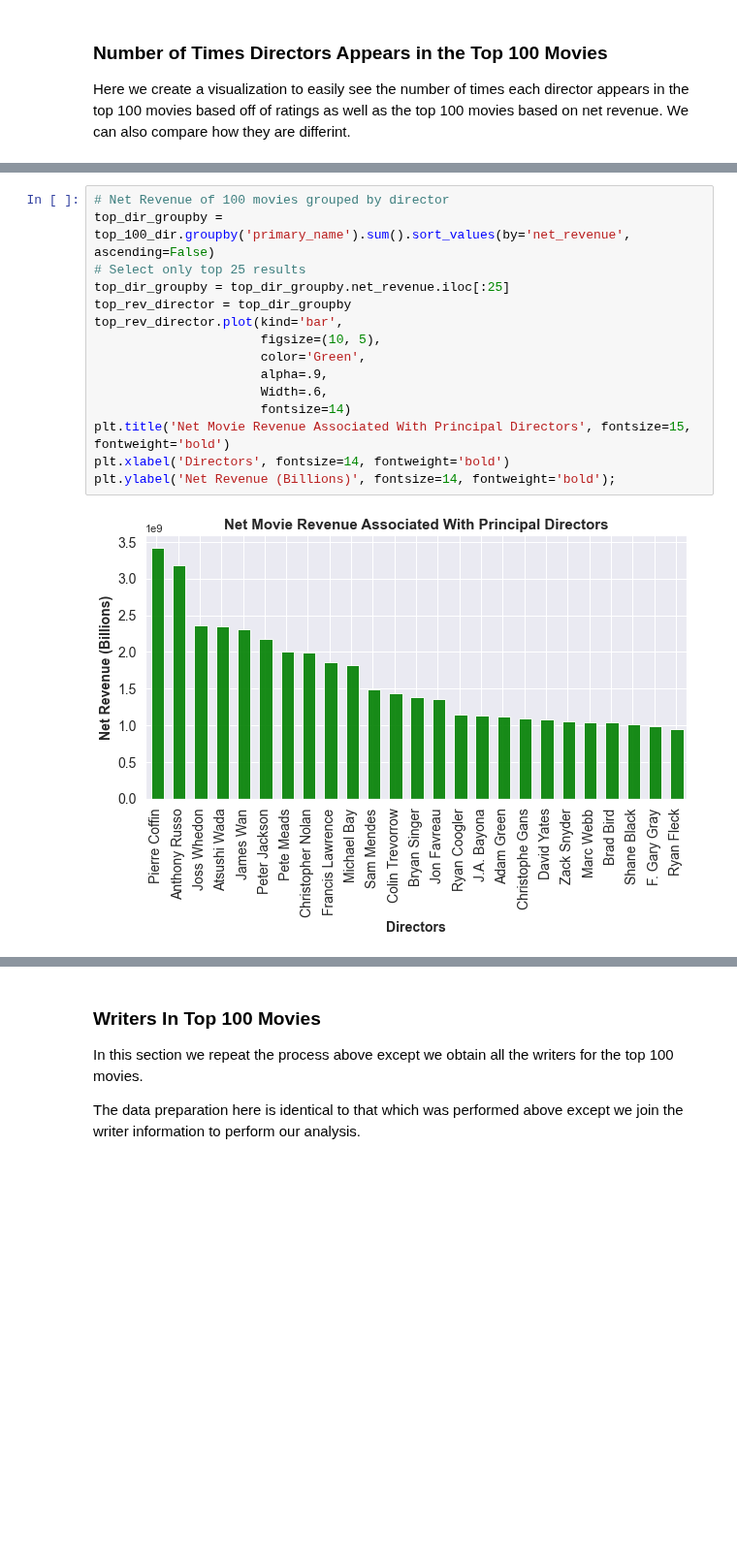
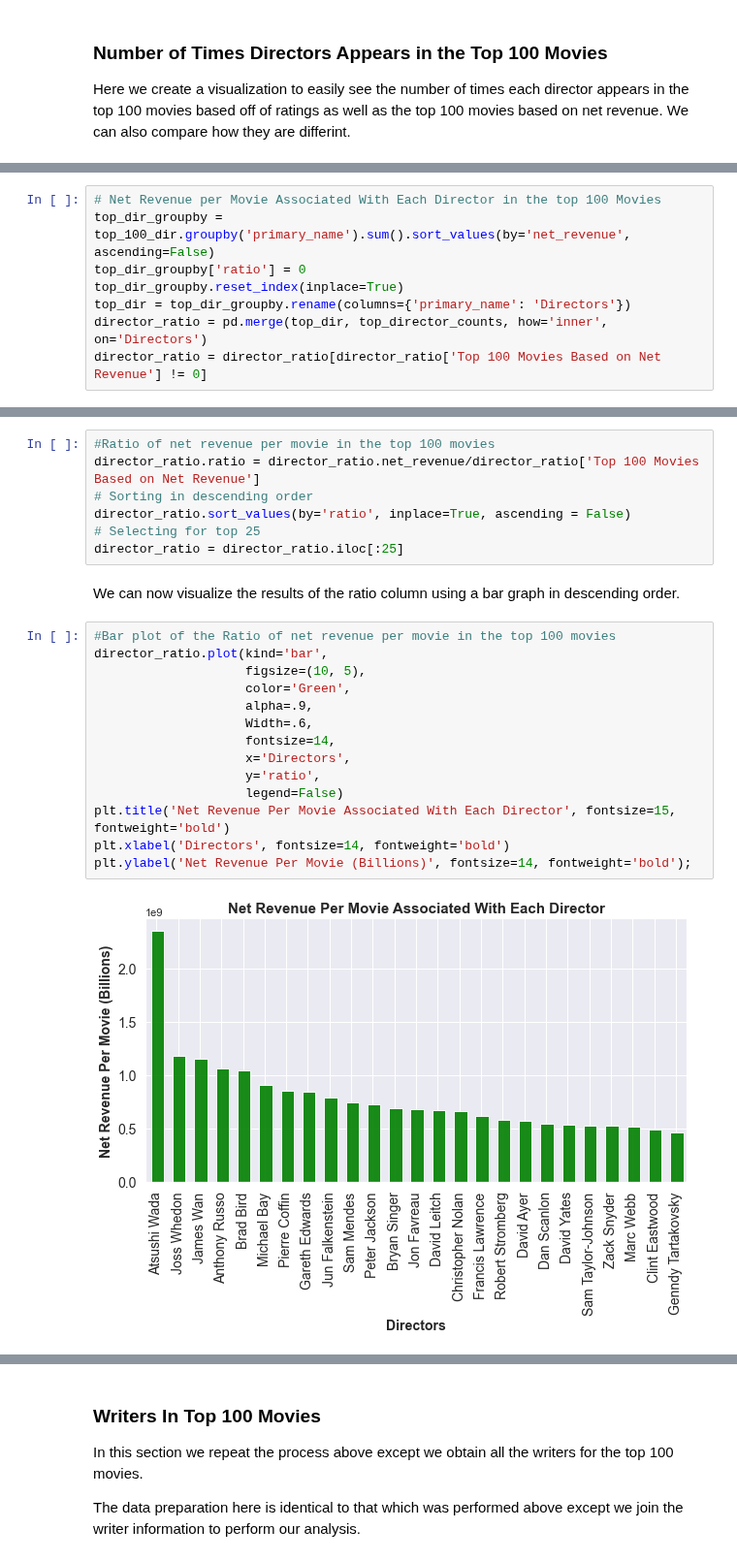
Before and after one commit to reboyce/Gilbert-Team-Repo, a Jupyter notebook: Notebooks/Final Notebook.ipynb, the cells around one changed output, grey strips where cells are left out. Shown at 97% size. Cells and saved outputs as stored; diff of their text form; blank space fills up the shorter version.

```diff
--- a/Notebooks/Final Notebook.ipynb
+++ b/Notebooks/Final Notebook.ipynb
@@ -507,0 +506,8 @@ We can acheive this by grouping the revenue data by director and summing the net
+# %%
+# Net Revenue per Movie Associated With Each Director in the top 100 Movies
+top_dir_groupby = top_100_dir.groupby('primary_name').sum().sort_values(by='net_revenue', ascending=False)
+top_dir_groupby['ratio'] = 0
+top_dir_groupby.reset_index(inplace=True)
+top_dir = top_dir_groupby.rename(columns={'primary_name': 'Directors'})
+director_ratio = pd.merge(top_dir, top_director_counts, how='inner', on='Directors')
+director_ratio = director_ratio[director_ratio['Top 100 Movies Based on Net Revenue'] != 0]
@@ -508,17 +516,25 @@ We can acheive this by grouping the revenue data by director and summing the net
+# %%
+#Ratio of net revenue per movie in the top 100 movies
+director_ratio.ratio = director_ratio.net_revenue/director_ratio['Top 100 Movies Based on Net Revenue']
+# Sorting in descending order
+director_ratio.sort_values(by='ratio', inplace=True, ascending = False)
+# Selecting for top 25
+director_ratio = director_ratio.iloc[:25]
+# %% [markdown]
+We can now visualize the results of the ratio column using a bar graph in descending order.
 # %%
-# Net Revenue of 100 movies grouped by director
-top_dir_groupby = top_100_dir.groupby('primary_name').sum().sort_values(by='net_revenue', ascending=False)
-# Select only top 25 results
-top_dir_groupby = top_dir_groupby.net_revenue.iloc[:25]
-top_rev_director = top_dir_groupby
-top_rev_director.plot(kind='bar',
-                      figsize=(10, 5),
-                      color='Green',
-                      alpha=.9,
-                      Width=.6,
-                      fontsize=14)
-plt.title('Net Movie Revenue Associated With Principal Directors', fontsize=15, fontweight='bold')
+#Bar plot of the Ratio of net revenue per movie in the top 100 movies
+director_ratio.plot(kind='bar',
+                    figsize=(10, 5),
+                    color='Green',
+                    alpha=.9,
+                    Width=.6,
+                    fontsize=14,
+                    x='Directors',
+                    y='ratio',
+                    legend=False)
+plt.title('Net Revenue Per Movie Associated With Each Director', fontsize=15, fontweight='bold')
 plt.xlabel('Directors', fontsize=14, fontweight='bold')
-plt.ylabel('Net Revenue (Billions)', fontsize=14, fontweight='bold');
+plt.ylabel('Net Revenue Per Movie (Billions)', fontsize=14, fontweight='bold');
 # %% [output]
-[figure, old version]
+[figure, new version]
```
Also changed, not shown: parts of 31 cells of this notebook.
